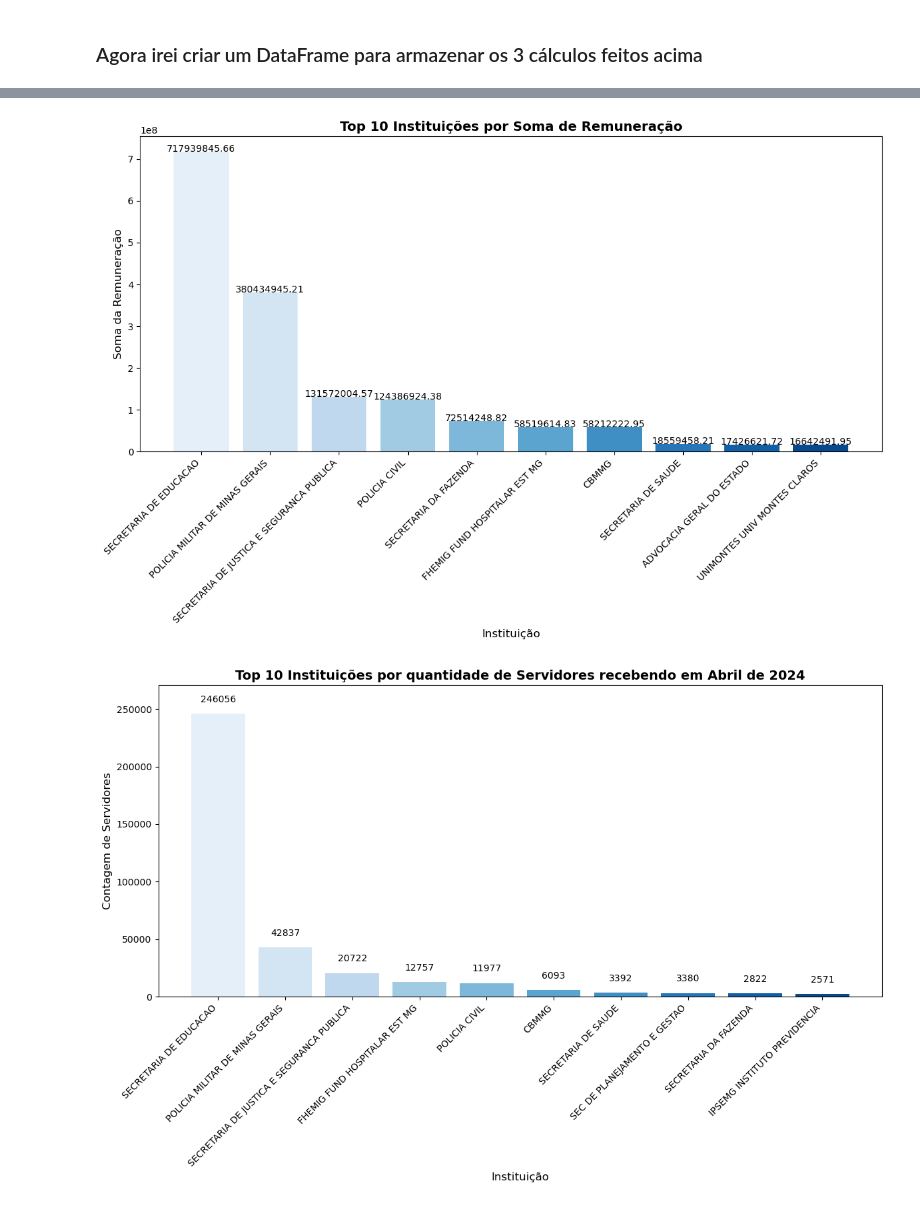
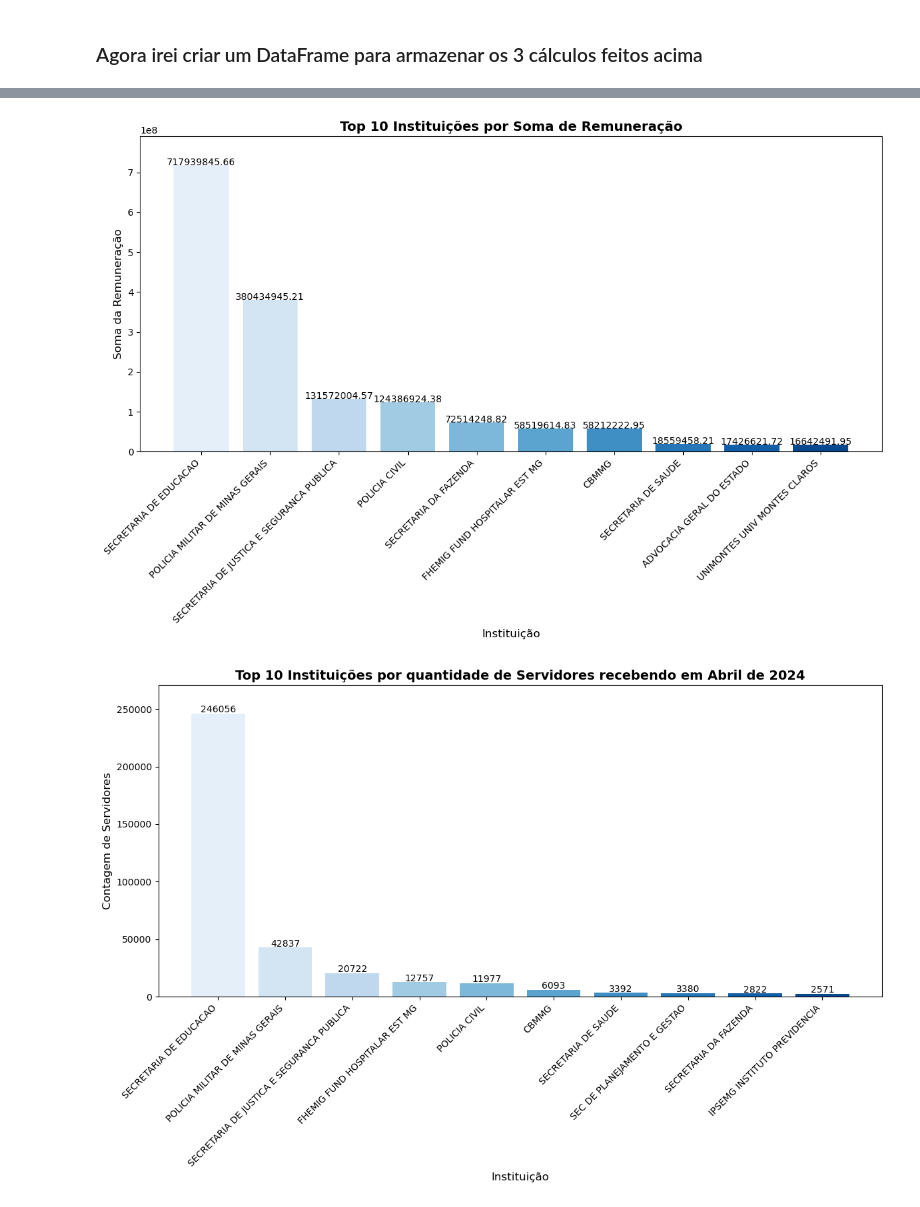
Before and after one commit to MichelleMapelli/estudo_Python, a Jupyter notebook: ServidoresMG_Abril_2024.ipynb, the cells around one changed output, grey strips where cells are left out. Cells and saved outputs as stored; diff of their text form; code cells hidden in the pictures.

```diff
--- a/ServidoresMG_Abril_2024.ipynb
+++ b/ServidoresMG_Abril_2024.ipynb
@@ -108 +78,4 @@ UTRAMIG FUND EDUC PARA O TRAB                                  27
 Name: nome, dtype: int64
+# %%
+df_tkm_servidores = df_resultado_descinst['soma_remuneracao'] / df_resultado_descinst['contagem_nome']
+df_tkm_servidores.head(5)
@@ -113,7 +94,8 @@ df_resultado_descinst = pd.DataFrame({
 
     'contagem_nome':df_contagem_nome,
     'mediana_remuneracao':df_mediana_descinst,
-    'soma_remuneracao':df_soma_descinst
+    'soma_remuneracao':df_soma_descinst,
+    'tkm_servidor':df_tkm_servidores
 })
 
 df_resultado_descinst = df_resultado_descinst.sort_values(by='soma_remuneracao', ascending=False)
@@ -142,9 +124,12 @@ plt.title('Top 10 Instituições por Soma de Remuneração', fontsize=14, fontwe
 plt.xlabel('Instituição', fontsize=12)
 plt.ylabel('Soma da Remuneração', fontsize=12)
 
+# Aumentar o limite superior do eixo y
+plt.ylim(0, top_10['soma_remuneracao'].max() * 1.1)
+
 # Adicionar rótulos nas barras
 for i, value in enumerate(top_10['soma_remuneracao']):
-    plt.text(i, value + 10000, f'{value:.2f}', ha='center', fontsize=10)
+    plt.text(i, value + 10000 , f'{value:.2f}', ha='center', fontsize=10)
 
 # Aprimirar Layout
 plt.xticks(rotation=45, ha='right')
@@ -152,35 +137,35 @@ plt.tight_layout()
 
 # Mostrar gráfico
 # %% [output]
-[figure, old version]
+[figure, new version]
 # %%
 # Ordenar pelo valor contagem_nome de forma decrescente
 df_resultado_descinst_contagem = df_resultado_descinst.sort_values(by='contagem_nome', ascending=False)
 
 # Selecionar os top 10 maiores quantidades de servidores recebendo em Abril/2024
 top_10_ser = df_resultado_descinst_contagem.head(10)
 
 #Configurar gráfico
 plt.figure(figsize=(12,8))
 plt.bar(top_10_ser.index, top_10_ser['contagem_nome'], color=paleta)
 
 # Adicionar títulos e rótulos
 plt.title('Top 10 Instituições por quantidade de Servidores recebendo em Abril de 2024', fontsize=14, fontweight='bold')
 plt.xlabel('Instituição', fontsize=12)
 plt.ylabel('Contagem de Servidores', fontsize=12)
 
 # Aumentar o limite superior do eixo y
 plt.ylim(0, top_10_ser['contagem_nome'].max() * 1.1)
 
 # Adicionar rótulos nas barras
 for i, value in enumerate(top_10_ser['contagem_nome']):
-    plt.text(i, value + 10000, f'{value:.0f}', ha='center', fontsize=10)
+    plt.text(i, value + 1000, f'{value:.0f}', ha='center', fontsize=10)
 
 # Aprimirar o Layout
 plt.xticks(rotation=45, ha='right')
 plt.tight_layout()
 
 # Apresentar gráfico
 plt.show()
 # %% [output]
-[figure, old version]
+[figure, new version]
```
Also changed, not shown: parts of 6 cells of this notebook.
